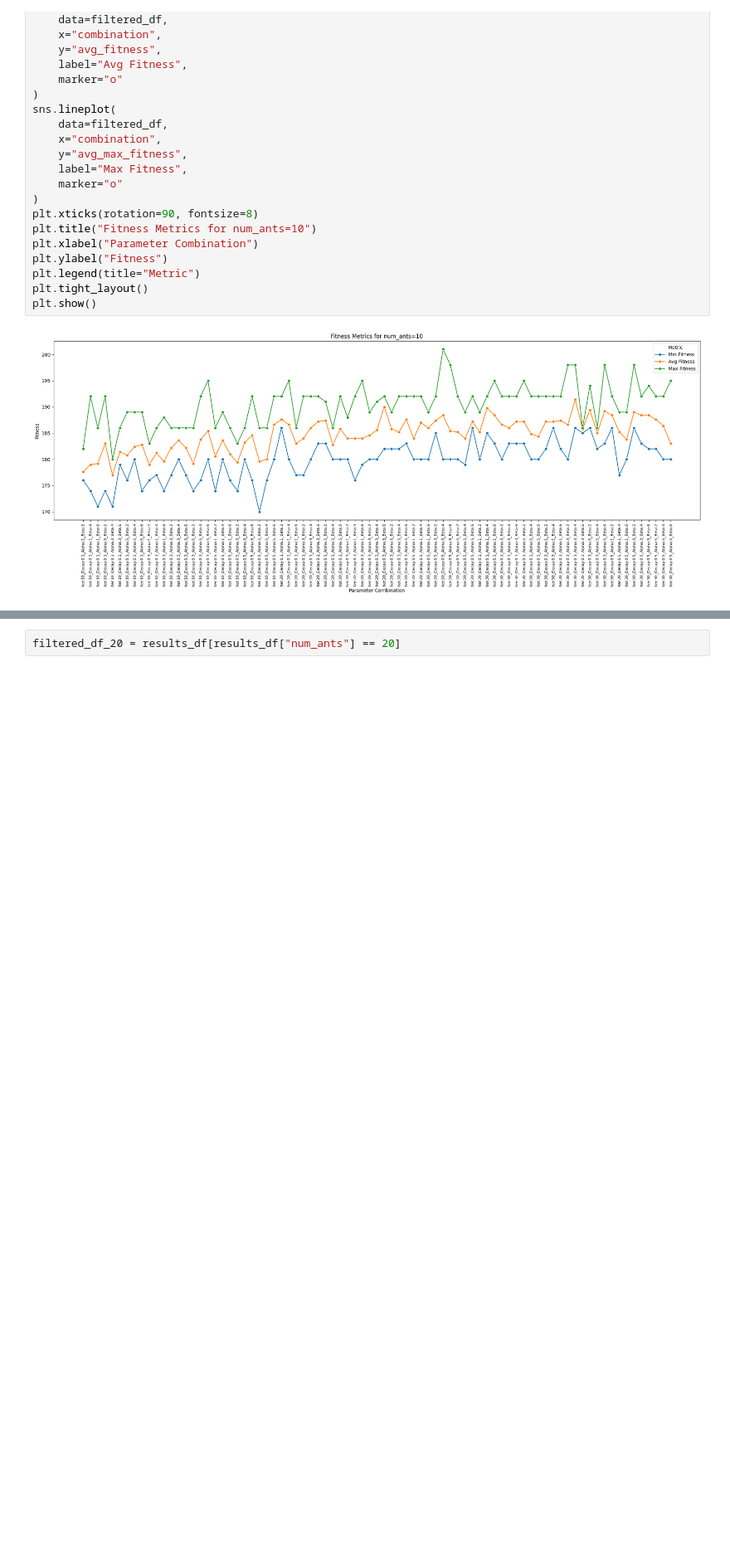
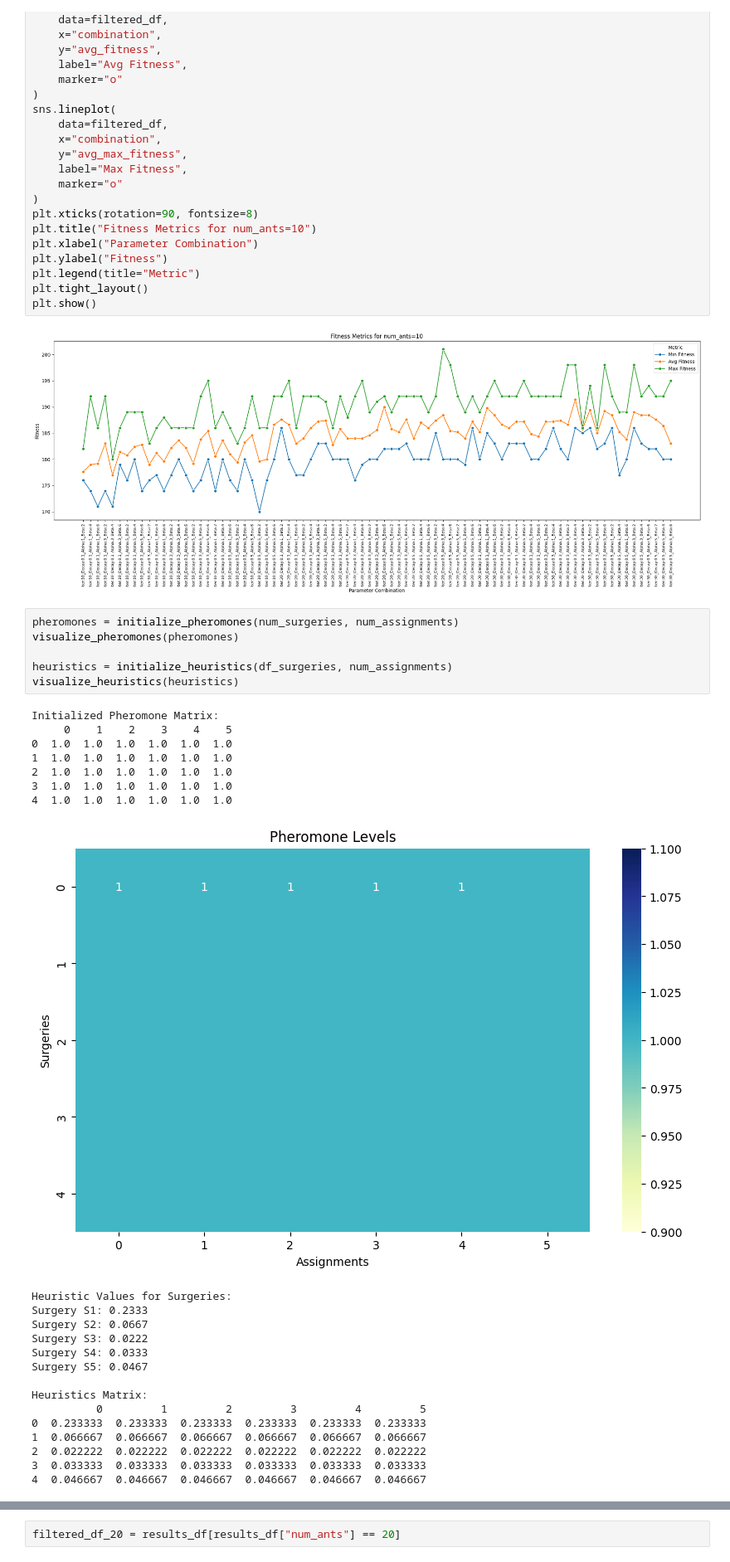
Before and after one commit to mencinas93/Hospital_Scheduling_AOC, a Jupyter notebook: AOC.ipynb, the cells around one changed output, grey strips where cells are left out. Shown at 83% size. Saved outputs shown, nothing was run; the diff lists cells and outputs as text; blank space fills up the shorter version.

```diff
--- a/AOC.ipynb
+++ b/AOC.ipynb
@@ -646,3 +645,32 @@ plt.tight_layout()
 plt.show()
 # %% [output]
 [figure]
+# %%
+pheromones = initialize_pheromones(num_surgeries, num_assignments)
+visualize_pheromones(pheromones)
+
+heuristics = initialize_heuristics(df_surgeries, num_assignments)
+visualize_heuristics(heuristics)
+# %% [output]
+Initialized Pheromone Matrix:
+     0    1    2    3    4    5
+0  1.0  1.0  1.0  1.0  1.0  1.0
+1  1.0  1.0  1.0  1.0  1.0  1.0
+2  1.0  1.0  1.0  1.0  1.0  1.0
+3  1.0  1.0  1.0  1.0  1.0  1.0
+4  1.0  1.0  1.0  1.0  1.0  1.0
+[figure, added]
+Heuristic Values for Surgeries:
+Surgery S1: 0.2333
+Surgery S2: 0.0667
+Surgery S3: 0.0222
+Surgery S4: 0.0333
+Surgery S5: 0.0467
+
+Heuristics Matrix:
+          0         1         2         3         4         5
+0  0.233333  0.233333  0.233333  0.233333  0.233333  0.233333
+1  0.066667  0.066667  0.066667  0.066667  0.066667  0.066667
+2  0.022222  0.022222  0.022222  0.022222  0.022222  0.022222
+3  0.033333  0.033333  0.033333  0.033333  0.033333  0.033333
+4  0.046667  0.046667  0.046667  0.046667  0.046667  0.046667
```
Also changed, not shown: parts of 2 cells of this notebook, 1 other file.
